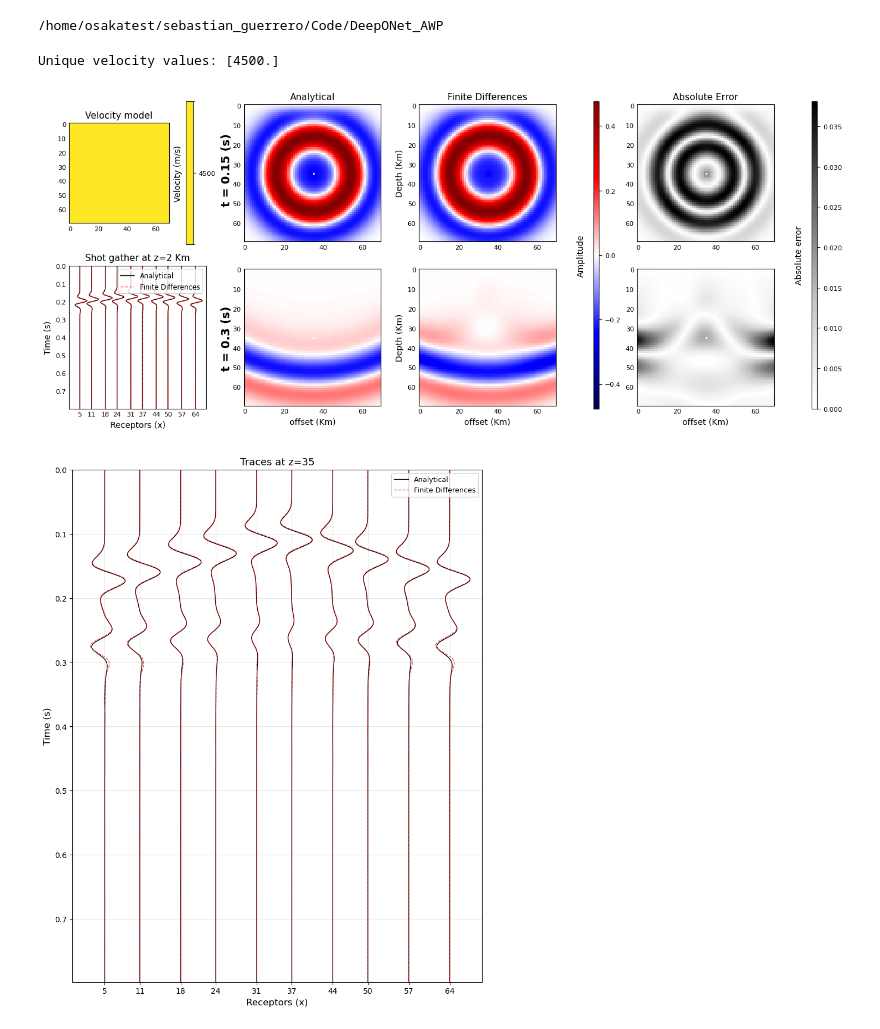
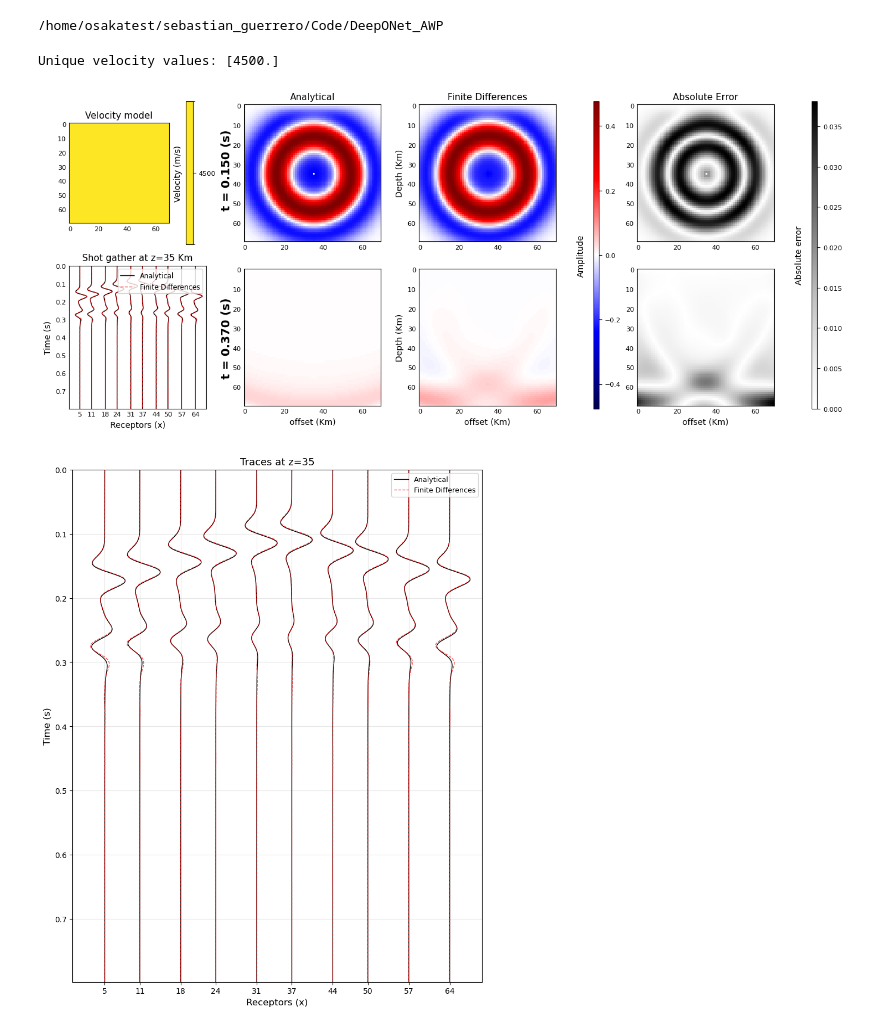
Before and after one commit to Konat23/DeepONet_AWP, a Jupyter notebook: src/01_Analytic/analytical_FD.ipynb, the cells around one changed output. Saved outputs shown, nothing was run; the diff lists cells and outputs as text; code cells hidden in the pictures.

Commit message:
update analytical

```diff
--- a/src/01_Analytic/analytical_FD.ipynb
+++ b/src/01_Analytic/analytical_FD.ipynb
@@ -195,7 +195,7 @@ def multi_plot_propagation(vel_model, ground_truth, prediction, time_1, time_2,
         spread=None,           # o un número para abrir/cerrar más
         delta_t = delta_t
     )
-    ax10.set_title(f"Shot gather at z={z_index} Km")
+    ax10.set_title(f"Shot gather at z={z_index} px")
 
     im_gt1 = ax01.imshow(gt1, cmap="seismic", vmin=vmin, vmax=vmax, aspect="equal")
     im_gt2 = ax11.imshow(gt2, cmap="seismic", vmin=vmin, vmax=vmax, aspect="equal")
@@ -235,10 +235,10 @@ def multi_plot_propagation(vel_model, ground_truth, prediction, time_1, time_2,
 
 
 
-    fig.text(0.23, 0.75, f"t = {time_1*delta_t} (s)", rotation=90,
+    fig.text(0.23, 0.75, f"t = {time_1*delta_t:.3f} (s)", rotation=90,
          va='center', ha='center', fontsize=14, fontweight='bold')
 
-    fig.text(0.23, 0.28, f"t = {time_2*delta_t} (s)", rotation=90,
+    fig.text(0.23, 0.28, f"t = {time_2*delta_t:.3f} (s)", rotation=90,
             va='center', ha='center', fontsize=14, fontweight='bold')
     # -----------------------------
     # Etiquetas de fila (profesional)
@@ -453,12 +453,13 @@ y_fd = np.load(os.path.join(reference_folder_2, "wavefield_00.npy"))
 # %%
 n=6
 x_ref_n = x_ref[n,0]
 y_analytical_n = y_analytical[n]
 y_fd_n = y_fd[n]
-multi_plot_propagation(x_ref_n, y_analytical_n, y_fd_n, time_1=150, time_2=300, z_index=2, output_file=None, delta_t=0.001)
+#multi_plot_propagation(x_ref_n, y_analytical_n, y_fd_n, time_1=150, time_2=370, z_index=35, output_file=None, delta_t=0.001)
+multi_plot_propagation(x_ref_n, y_analytical_n, y_fd_n, time_1=150, time_2=370, z_index=35, output_file=f"{500*n+1500}.png", delta_t=0.001)
 # %% [output]
 Unique velocity values: [4500.]
-[figure, old version]
+[figure, new version]
 # %%
 plot_traces_only(y_analytical_n, y_fd_n, z_index=35, title=None)
 # %% [output]
```
Also changed, not shown: parts of 3 cells of this notebook.
